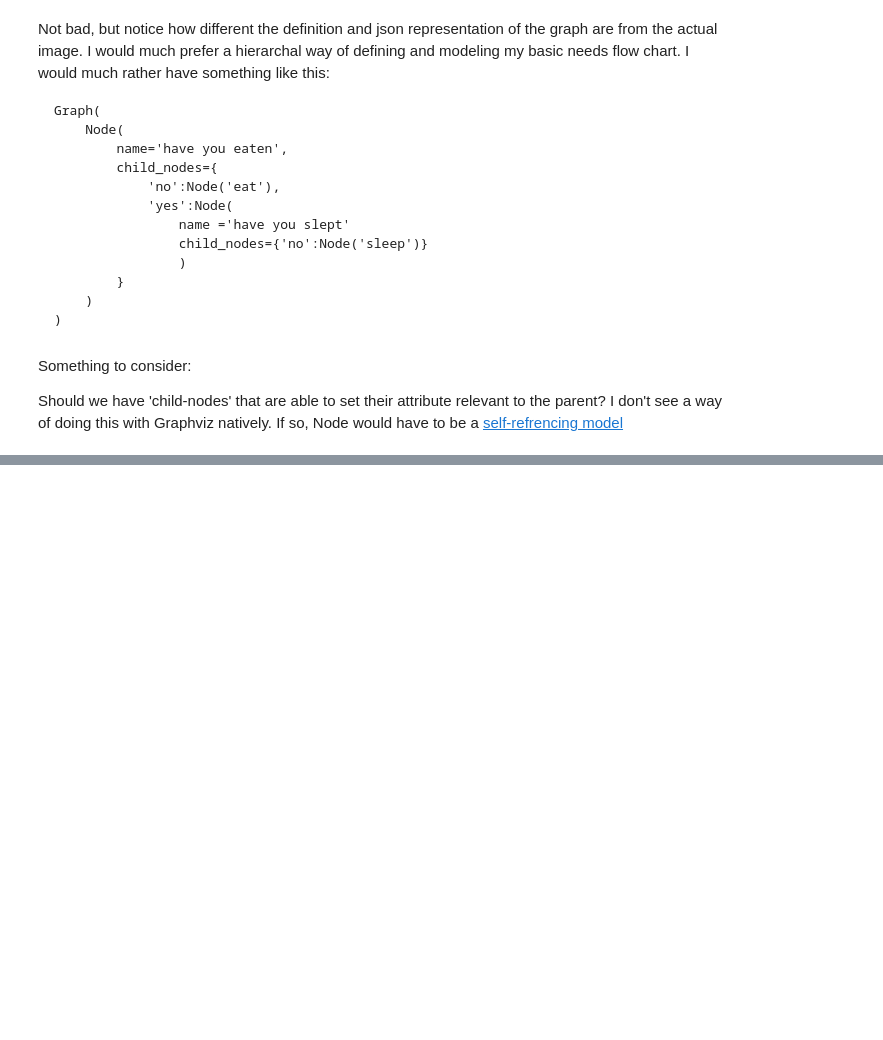
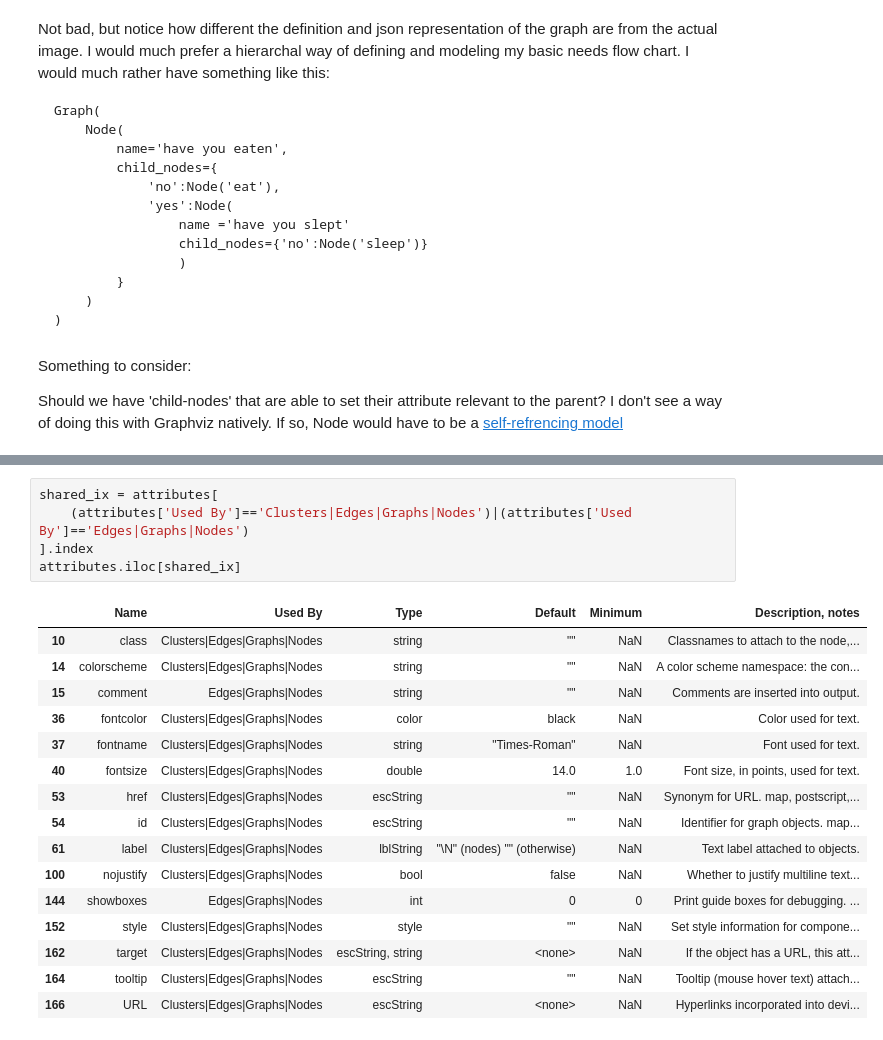
Before and after one commit to schlinkertc/humble-chuck, a Jupyter notebook: nbs/projects/Flow Chart Creator.ipynb, the cells around one changed output, grey strips where cells are left out. Saved outputs shown, nothing was run; the diff lists cells and outputs as text; blank space fills up the shorter version.

```diff
--- a/nbs/projects/Flow Chart Creator.ipynb
+++ b/nbs/projects/Flow Chart Creator.ipynb
@@ -164,0 +212,22 @@ Should we have 'child-nodes' that are able to set their attribute relevant to th
+# %%
+shared_ix = attributes[
+    (attributes['Used By']=='Clusters|Edges|Graphs|Nodes')|(attributes['Used By']=='Edges|Graphs|Nodes')
+].index
+attributes.iloc[shared_ix]
+# %% [output]
+|  | Name | Used By | Type | Default | Minimum | Description, notes |
+| 10 | class | Clusters|Edges|Graphs|Nodes | string | "" | NaN | Classnames to attach to the node,... |
+| 14 | colorscheme | Clusters|Edges|Graphs|Nodes | string | "" | NaN | A color scheme namespace: the con... |
+| 15 | comment | Edges|Graphs|Nodes | string | "" | NaN | Comments are inserted into output. |
+| 36 | fontcolor | Clusters|Edges|Graphs|Nodes | color | black | NaN | Color used for text. |
+| 37 | fontname | Clusters|Edges|Graphs|Nodes | string | "Times-Roman" | NaN | Font used for text. |
+| 40 | fontsize | Clusters|Edges|Graphs|Nodes | double | 14.0 | 1.0 | Font size, in points, used for text. |
+| 53 | href | Clusters|Edges|Graphs|Nodes | escString | "" | NaN | Synonym for URL. map, postscript,... |
+| 54 | id | Clusters|Edges|Graphs|Nodes | escString | "" | NaN | Identifier for graph objects. map... |
+| 61 | label | Clusters|Edges|Graphs|Nodes | lblString | "\N" (nodes) "" (otherwise) | NaN | Text label attached to objects. |
+| 100 | nojustify | Clusters|Edges|Graphs|Nodes | bool | false | NaN | Whether to justify multiline text... |
+| 144 | showboxes | Edges|Graphs|Nodes | int | 0 | 0 | Print guide boxes for debugging. ... |
+| 152 | style | Clusters|Edges|Graphs|Nodes | style | "" | NaN | Set style information for compone... |
+| 162 | target | Clusters|Edges|Graphs|Nodes | escString, string | <none> | NaN | If the object has a URL, this att... |
+| 164 | tooltip | Clusters|Edges|Graphs|Nodes | escString | "" | NaN | Tooltip (mouse hover text) attach... |
+| 166 | URL | Clusters|Edges|Graphs|Nodes | escString | <none> | NaN | Hyperlinks incorporated into devi... |
```
Also changed, not shown: parts of 30 cells of this notebook, 5 other files.
